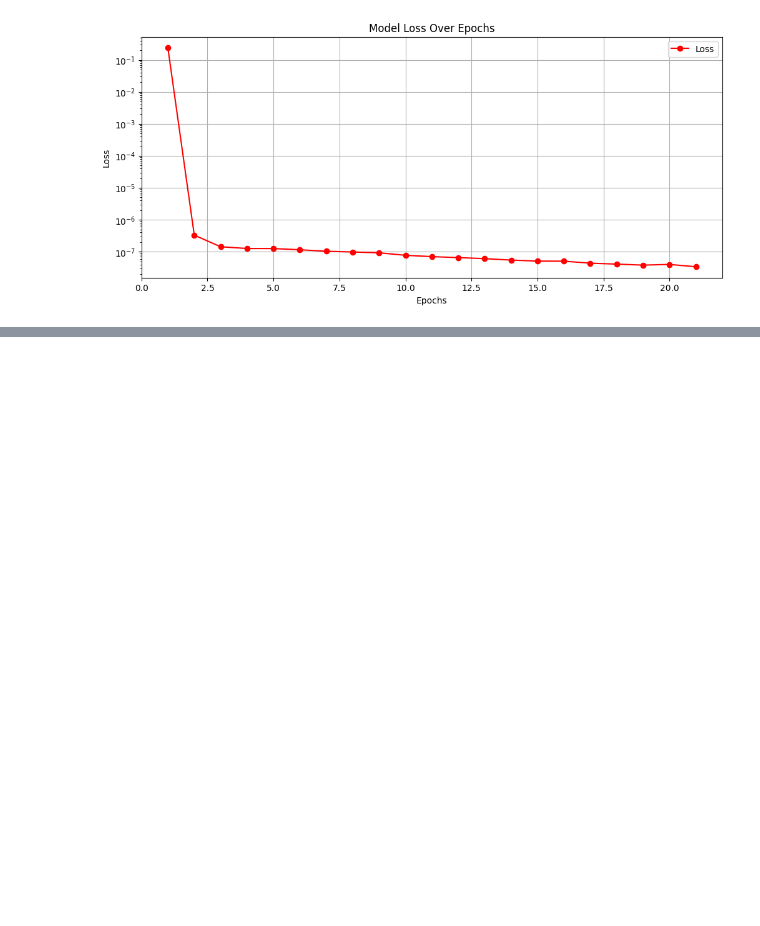
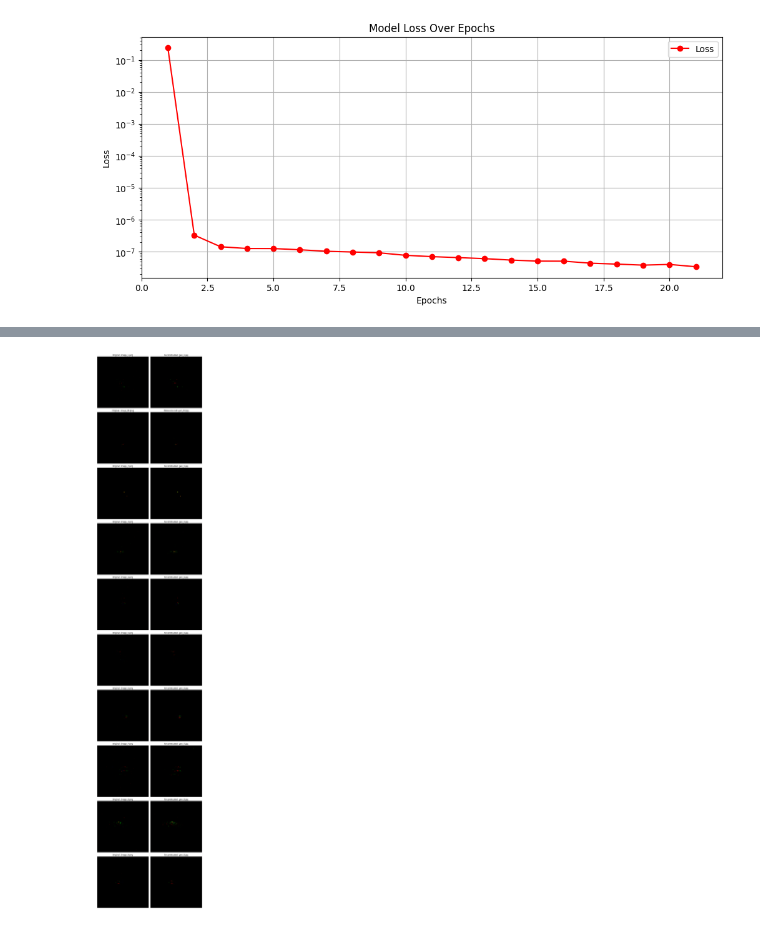
Before and after one commit to SDeyGitHubber/GENIE_Tasks_Shouvik_Dey, a Jupyter notebook: Tasks_notebooks/Common_Task1.ipynb, the cells around one changed output, grey strips where cells are left out. Cells and saved outputs as stored; diff of their text form; code cells hidden in the pictures; blank space fills up the shorter version.

```diff
--- a/Tasks_notebooks/Common_Task1.ipynb
+++ b/Tasks_notebooks/Common_Task1.ipynb
@@ -590,0 +594,48 @@ Loading saved model from /content/drive/My Drive/QuarkGluonBatches/best_autoenco
+# %%
+import os
+import matplotlib.pyplot as plt
+from PIL import Image
+
+# ✅ Path Configuration
+img_dir = "/content/"  # Single directory containing both original and reconstructed images
+
+# ✅ Collect and Pair Image Files
+og_files = sorted([f for f in os.listdir(img_dir) if f.startswith("image_") and f.endswith(('.png', '.jpg'))])
+recon_files = {f.replace("image_", "gen_").split('.')[0]: f for f in os.listdir(img_dir) if f.startswith("gen_")}
+
+# ✅ Ensure matching pairs exist
+paired_files = [(og, recon_files.get(og.split('.')[0].replace("image_", "gen_"))) for og in og_files]
+
+# ✅ Filter out any missing pairs
+paired_files = [(og, recon) for og, recon in paired_files if recon is not None]
+
+# ✅ Plot Configuration
+num_images = len(paired_files)
+cols = 2
+rows = num_images
+
+fig, axes = plt.subplots(rows, cols, figsize=(10, 5 * rows))
+
+# ✅ Display images side by side
+for i, (og_file, recon_file) in enumerate(paired_files):
+    og_path = os.path.join(img_dir, og_file)
+    recon_path = os.path.join(img_dir, recon_file)
+
+    # Load images
+    og_img = Image.open(og_path)
+    recon_img = Image.open(recon_path)
+
+    # Plot original
+    axes[i, 0].imshow(og_img)
+    axes[i, 0].set_title(f"Original: {og_file}")
+    axes[i, 0].axis('off')
+
+    # Plot reconstructed
+    axes[i, 1].imshow(recon_img)
+    axes[i, 1].set_title(f"Reconstructed: {recon_file}")
+    axes[i, 1].axis('off')
+
+plt.tight_layout()
+plt.show()
+# %% [output]
+[figure, added]
```
Also changed, not shown: parts of 3 cells of this notebook, 2 other files.
